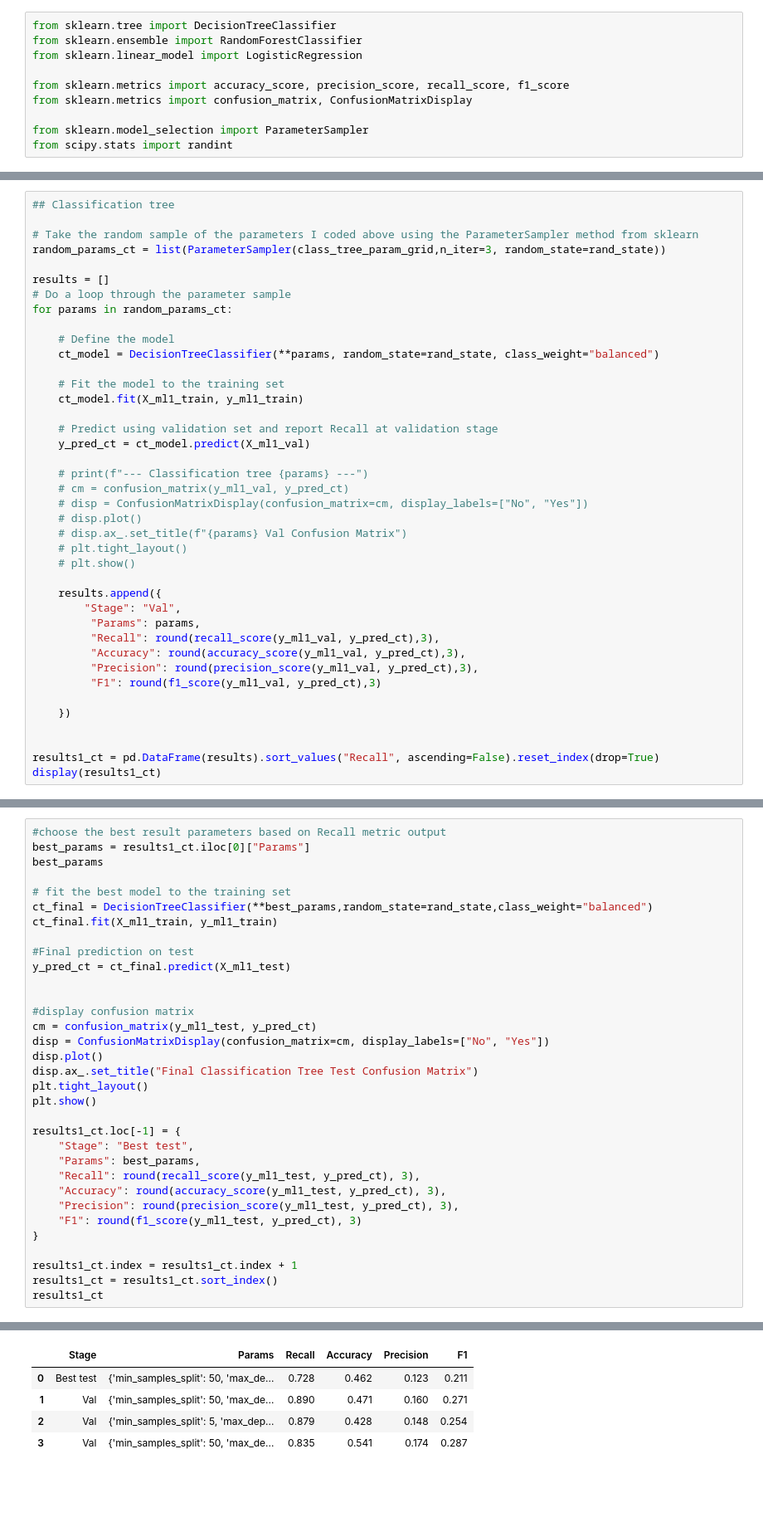
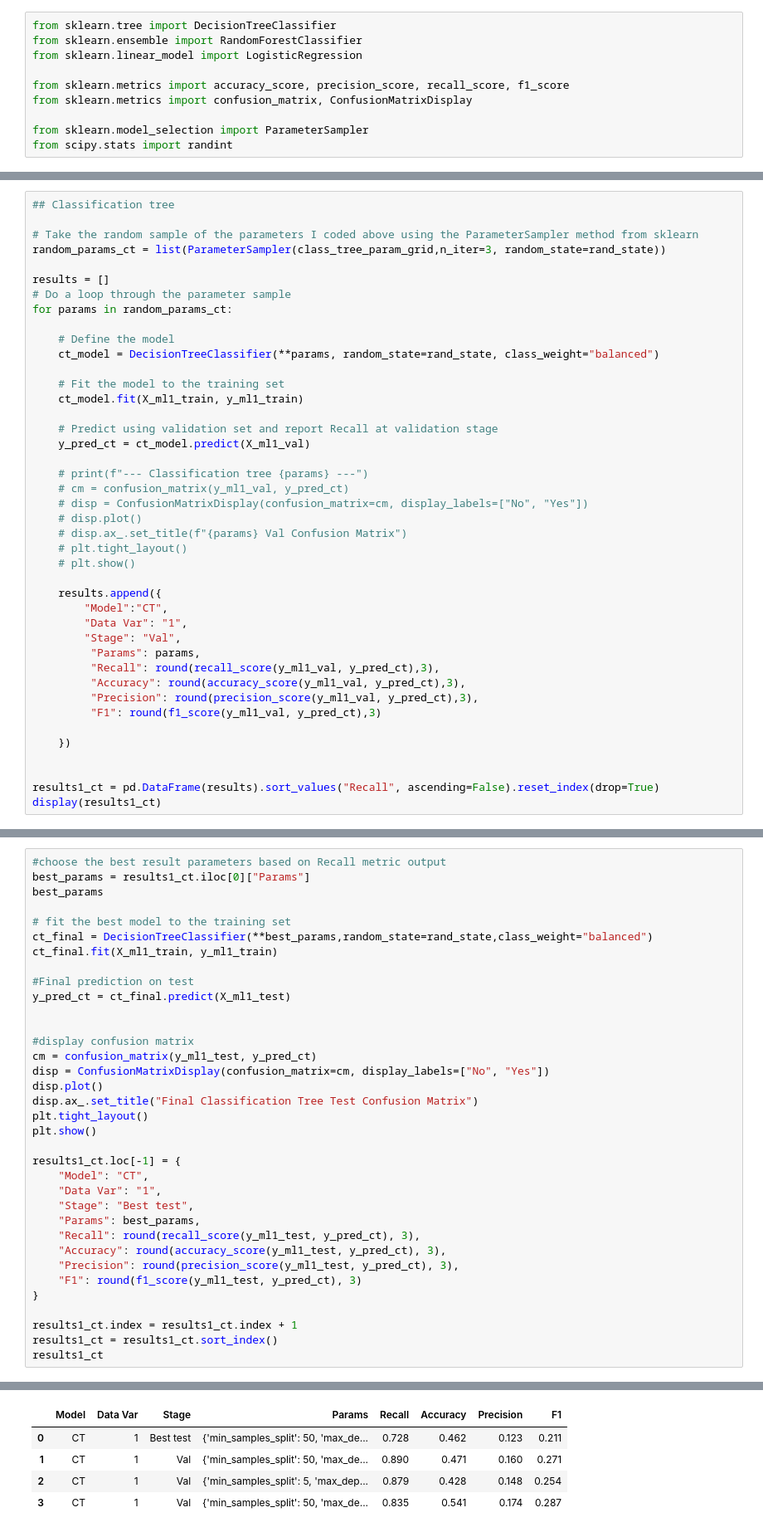
Before and after one commit to nicetomitchu98/DR-python-programming-for-bi, a Jupyter notebook: assignments/assignment3/assignment3.ipynb, the cells around one changed output, grey strips where cells are left out. Shown at 83% size. Cells and saved outputs as stored; diff of their text form; blank space fills up the shorter version.

```diff
--- a/assignments/assignment3/assignment3.ipynb
+++ b/assignments/assignment3/assignment3.ipynb
@@ -984,6 +905,8 @@ for params in random_params_ct:
     # plt.show()
 
     results.append({
+        "Model":"CT",
+        "Data Var": "1",
         "Stage": "Val",
          "Params": params,
          "Recall": round(recall_score(y_ml1_val, y_pred_ct),3),
@@ -1009,36 +932,38 @@ best_params
 # fit the best model to the training set
 ct_final = DecisionTreeClassifier(**best_params,random_state=rand_state,class_weight="balanced")
 ct_final.fit(X_ml1_train, y_ml1_train)
 
 #Final prediction on test
 y_pred_ct = ct_final.predict(X_ml1_test)
 
 
 #display confusion matrix
 cm = confusion_matrix(y_ml1_test, y_pred_ct)
 disp = ConfusionMatrixDisplay(confusion_matrix=cm, display_labels=["No", "Yes"])
 disp.plot()
 disp.ax_.set_title("Final Classification Tree Test Confusion Matrix")
 plt.tight_layout()
 plt.show()
 
 results1_ct.loc[-1] = {
+    "Model": "CT",
+    "Data Var": "1",
     "Stage": "Best test",
     "Params": best_params,
     "Recall": round(recall_score(y_ml1_test, y_pred_ct), 3),
     "Accuracy": round(accuracy_score(y_ml1_test, y_pred_ct), 3),
     "Precision": round(precision_score(y_ml1_test, y_pred_ct), 3),
     "F1": round(f1_score(y_ml1_test, y_pred_ct), 3)
 }
 
 results1_ct.index = results1_ct.index + 1
 results1_ct = results1_ct.sort_index()
 results1_ct
 # %% [output]
 [figure]
-|  | Stage | Params | Recall | Accuracy | Precision | F1 |
-| 0 | Best test | {'min_samples_split': 50, 'max_de... | 0.728 | 0.462 | 0.123 | 0.211 |
-| 1 | Val | {'min_samples_split': 50, 'max_de... | 0.890 | 0.471 | 0.160 | 0.271 |
-| 2 | Val | {'min_samples_split': 5, 'max_dep... | 0.879 | 0.428 | 0.148 | 0.254 |
-| 3 | Val | {'min_samples_split': 50, 'max_de... | 0.835 | 0.541 | 0.174 | 0.287 |
+|  | Model | Data Var | Stage | Params | Recall | Accuracy | Precision | F1 |
+| 0 | CT | 1 | Best test | {'min_samples_split': 50, 'max_de... | 0.728 | 0.462 | 0.123 | 0.211 |
+| 1 | CT | 1 | Val | {'min_samples_split': 50, 'max_de... | 0.890 | 0.471 | 0.160 | 0.271 |
+| 2 | CT | 1 | Val | {'min_samples_split': 5, 'max_dep... | 0.879 | 0.428 | 0.148 | 0.254 |
+| 3 | CT | 1 | Val | {'min_samples_split': 50, 'max_de... | 0.835 | 0.541 | 0.174 | 0.287 |
 # %% [markdown]
```
Also changed, not shown: parts of 81 cells of this notebook, 1 other file.
